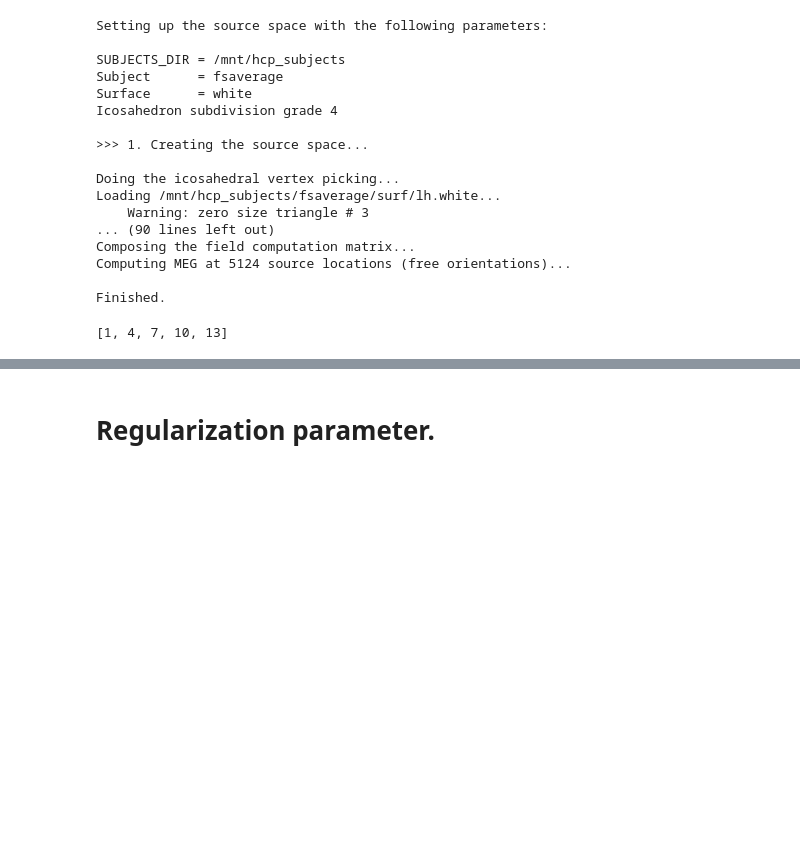
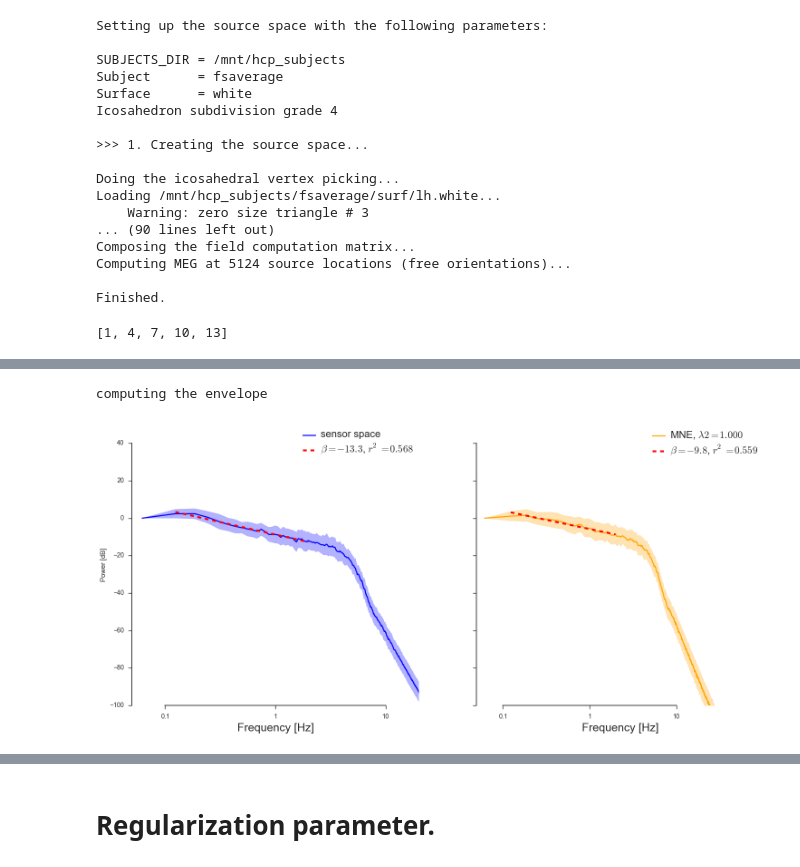
Before and after one commit to neurospin/meg_study_dynamic_scales, a Jupyter notebook: scripts/paper_check_powerlaw_fit.ipynb, the cells around one changed output, grey strips where cells are left out. Drawn from its saved outputs; the diff is of its cells as text; code cells hidden in the pictures; blank space fills up the shorter version.

```diff
--- a/scripts/paper_check_powerlaw_fit.ipynb
+++ b/scripts/paper_check_powerlaw_fit.ipynb
@@ -778,7 +784,7 @@ fig, axes = plt.subplots(1, 2, figsize=(18, 8), sharex=True, sharey=True)
 axes = axes.ravel()
 
 n_fft = 2 ** 15
-decim = 3
+decim = 1
 duration = n_fft * (1. / raw_hil.info['sfreq'])
 events = mne.make_fixed_length_events(raw, 42, duration=duration)
 epochs = mne.Epochs(raw_hil, events=events, event_id=42, tmin=0,
@@ -833,33 +839,36 @@ ax = axes[1]
 
 ax.plot(np.log10(freqs), psd_mean, label=r"MNE, $\lambda2=%0.3f$" % lambda2, color='orange')
 ax.fill_between(np.log10(freqs),
                  psd_mean + psd_std,
                  psd_mean - psd_std, alpha=0.3, color='orange')
 
 fmask = (freqs >= 0.1) & (freqs < 2)
 lm = LinearRegression(normalize=False).fit(
    np.log10(freqs[fmask][:, None]), psd.T[fmask])
 scores = np.array([r2_score(x, y) for x, y in zip(
           lm.predict(np.log10(freqs[fmask])[:, None]), psd.T[fmask])])
 fit_line = lm.predict(np.log10(freqs[fmask][:, None])).mean(1)
 ax.plot(np.log10(freqs[fmask]), fit_line, color='red', linewidth=3,
         linestyle='--', label=r"$\beta=%0.1f$, $r^2=%0.3f$" % (
             lm.coef_.ravel().mean(0), np.mean(scores)))
 
 ax.set_xlim(*np.log10([0.05, 20]))
 ax.set_xticks(np.log10([0.1, 1, 10, 100]))
 ax.set_xticklabels([0.1, 1, 10, 100])
 for tt in ax.legend().get_texts():
     tt.set_fontsize(16)
 
 axes[0].set_ylabel('Power [dB]')
 axes[0].set_xlabel('Frequency [Hz]', fontsize=18)
 axes[1].set_xlabel('Frequency [Hz]', fontsize=18)
 axes[0].set_ylim(-100, 50)
 axes[1].set_ylim(-100, 50)
 sns.despine(trim=True)
 
 fig.savefig('paper_figures/compare_sensor_sources_alpha_env.png', dpi=600)
+# %% [output]
+computing the envelope
+[figure, added]
 # %%
 stc_alpha = stc_psd.copy()
 stc_alpha._data = psd
```
Also changed, not shown: parts of 7 cells of this notebook, 4 other files.
